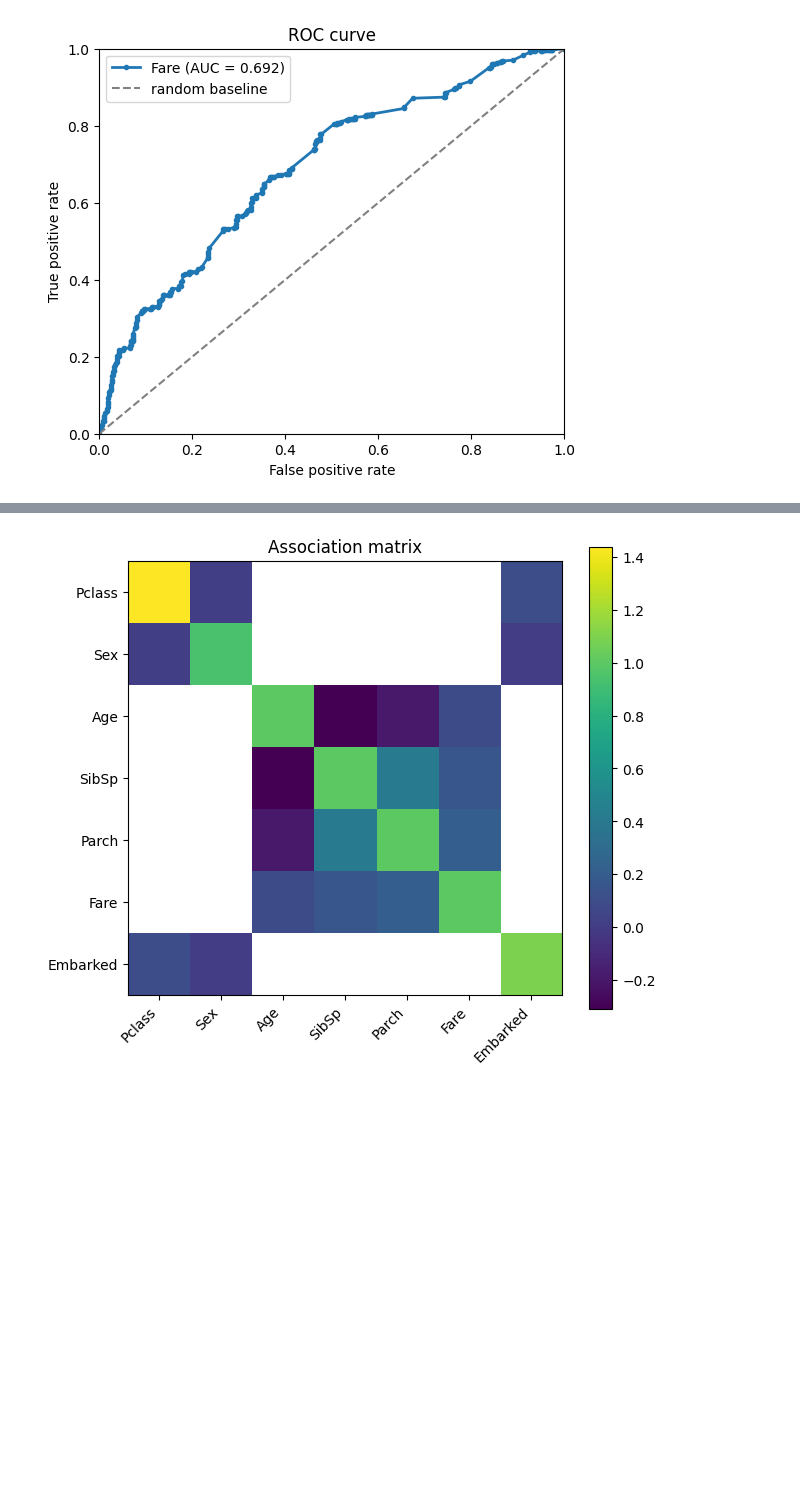
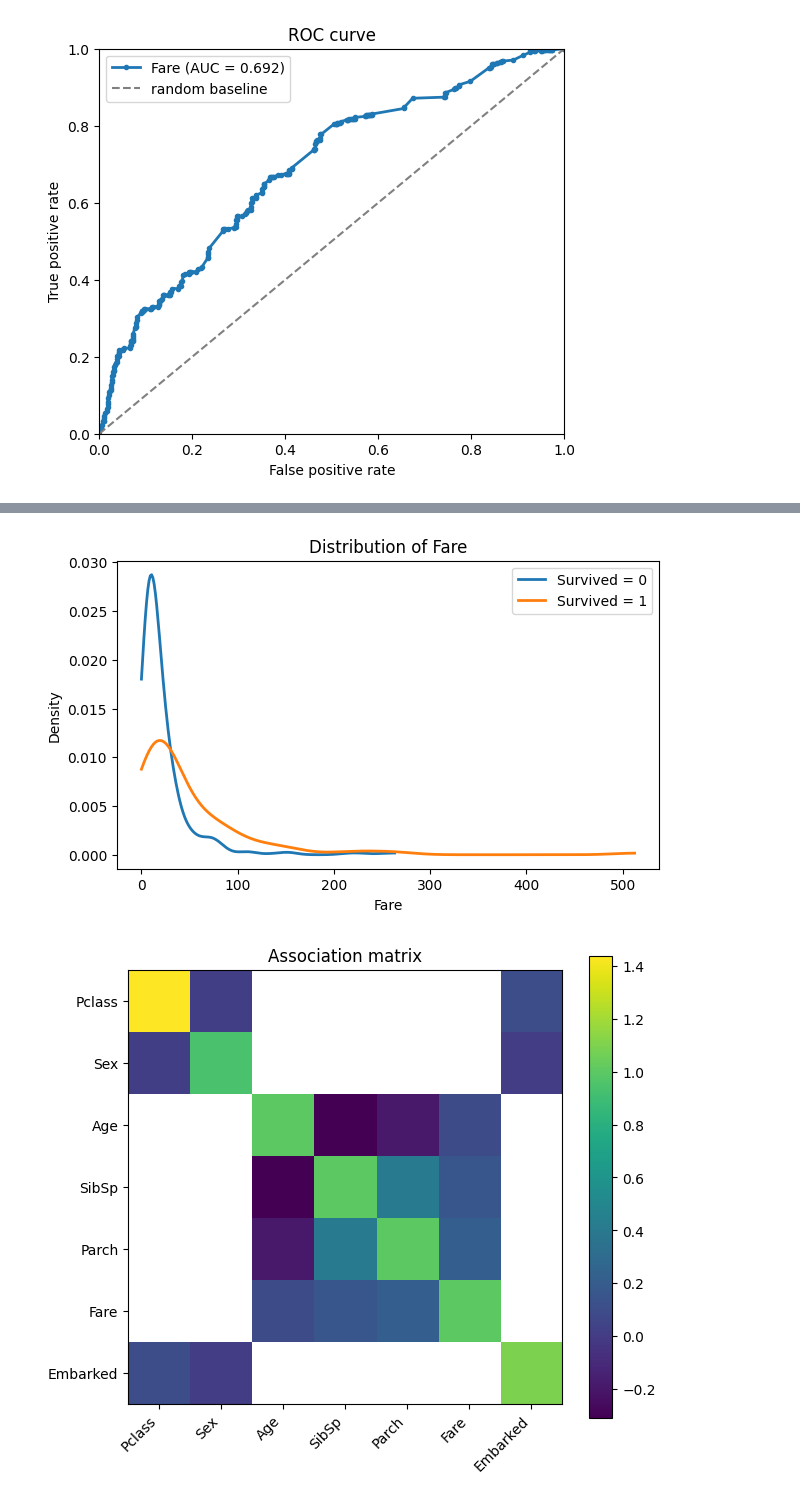
Before and after one commit to abarrenap/sme-dataprep-python, a Jupyter notebook: usage_examples.ipynb, the cells around one changed output, grey strips where cells are left out. Drawn from its saved outputs; the diff is of its cells as text; code cells hidden in the pictures; blank space fills up the shorter version.

```diff
--- a/usage_examples.ipynb
+++ b/usage_examples.ipynb
@@ -248,3 +285,7 @@ compare_auc_values(analysis_data, target="Survived", positive_class=1);
+# %%
+plot_variable_distribution(analysis_data, variable="Fare", target="Survived", by_class=True);
+# %% [output]
+[figure, added]
 # %%
 plot_association_matrix(matrix);
 # %% [output]
```
Also changed, not shown: parts of 6 cells of this notebook, 5 other files.
